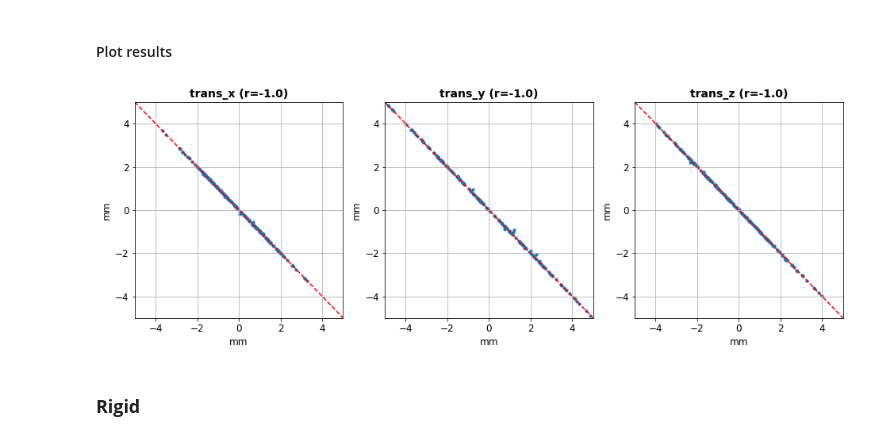
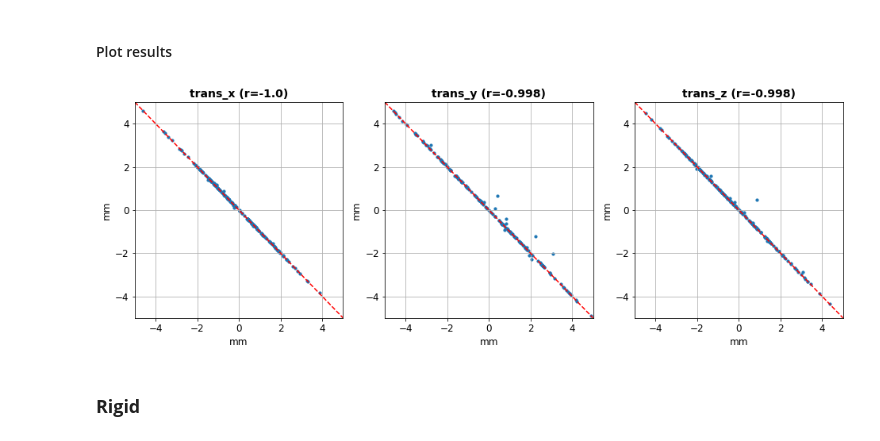
Before and after one commit to drombas/streamlines-gsoc, a Jupyter notebook: code/hslr/slr_symmetry_check.ipynb, the cells around one changed output. Cells and saved outputs as stored; diff of their text form; code cells hidden in the pictures.

```diff
--- a/code/hslr/slr_symmetry_check.ipynb
+++ b/code/hslr/slr_symmetry_check.ipynb
@@ -33,12 +38,17 @@ from dipy.io.streamline import load_trk
 from dipy.segment.clustering import qbx_and_merge
 from dipy.tracking.streamline import set_number_of_points, transform_streamlines, orient_by_streamline, select_random_set_of_streamlines, Streamlines
 # %%
-def run_experiment(centroids, all_pairs, N, model, n_param, seed, verbose):
+def run_experiment(centroids, all_pairs, N, model, method=None, seed=None, verbose=False):
 
     np.random.seed(seed)
     index = np.random.permutation(len(all_pairs))
 
-    X = np.empty((N, 2, n_param))
+    n_param =	{"Translation": 3,
+                 "Rigid": 6,
+                 "Scaling": 9,
+                 "Affine": 12}
+
+    X = np.empty((N, 2, n_param[model]))
 
     for i in range(N):
         ind1 = all_pairs[index[i]][0]
@@ -47,10 +57,10 @@ def run_experiment(centroids, all_pairs, N, model, n_param, seed, verbose):
         centroids1 = centroids[ind1]
         centroids2 = centroids[ind2]
 
-        srr1 = StreamlineLinearRegistration(x0=model, method='Powell')
+        srr1 = StreamlineLinearRegistration(x0=model, method=method)
         srm1 = srr1.optimize(static=centroids1, moving=centroids2)
 
-        srr2 = StreamlineLinearRegistration(x0=model, method='Powell')
+        srr2 = StreamlineLinearRegistration(x0=model, method=method)
         srm2 = srr2.optimize(static=centroids2, moving=centroids1)
 
         X[i, 0, :] = srm1.xopt
@@ -99,42 +107,46 @@ seed = 666
+# %%
+seed = 666
+
+names = ['trans_x', 'trans_y', 'trans_z', 'rot_x', 'rot_y', 'rot_z',
+         'scal_x', 'scal_y', 'scal_z', 'shear_x', 'shear_y', 'shear_z']
+units = ['mm', 'mm', 'mm', 'º', 'º', 'º', ' ', ' ', ' ', ' ', ' ', ' ']
+
+method = 'Powell'
+N = 200
 # %% [markdown]
 ### **Translation**
 # %% [markdown]
 #### Run simulations
 # %%
 model = 'Translation'
-n_param = 3
-N = 200
-
-X = run_experiment(centroids, all_pairs, N, model, n_param, seed, verbose=True)
+X = run_experiment(centroids, all_pairs, N, model, method, seed, verbose=True)
 # %% [output]
 200/200
 # %% [markdown]
 #### Plot results
 # %%
-names = ['trans_x', 'trans_y', 'trans_z']
-units = ['mm', 'mm', 'mm']
 fig, axs = plt.subplots(1, 3, figsize=(16, 5))
 for i, ax in enumerate(axs.reshape(-1)):
     x1 = X[:, 0, i]
     x2 = X[:, 1, i]
 
-    r, p = pearsonr(x1, x2)
+    r, p = spearmanr(x1, x2)
     r = np.round(r, 3)
 
     ax.scatter(x1, x2, 10)
 
     xl = 5
     ax.plot([-xl, xl], [xl, -xl], color='red', linestyle='dashed')
     ax.set_xlim(-xl, xl)
     ax.set_ylim(-xl, xl)
 
     ax.set_title(f'{names[i]} (r={r})', fontsize=14, fontweight="bold")
     ax.set_xlabel(units[i], fontsize=12)
     ax.set_ylabel(units[i], fontsize=12)
     ax.tick_params(axis='both',which='major',labelsize=12)
     ax.grid()
 # %% [output]
-[figure, old version]
+[figure, new version]
 # %% [markdown]
 ### **Rigid**
 # %% [markdown]
```
Also changed, not shown: parts of 11 cells of this notebook.
